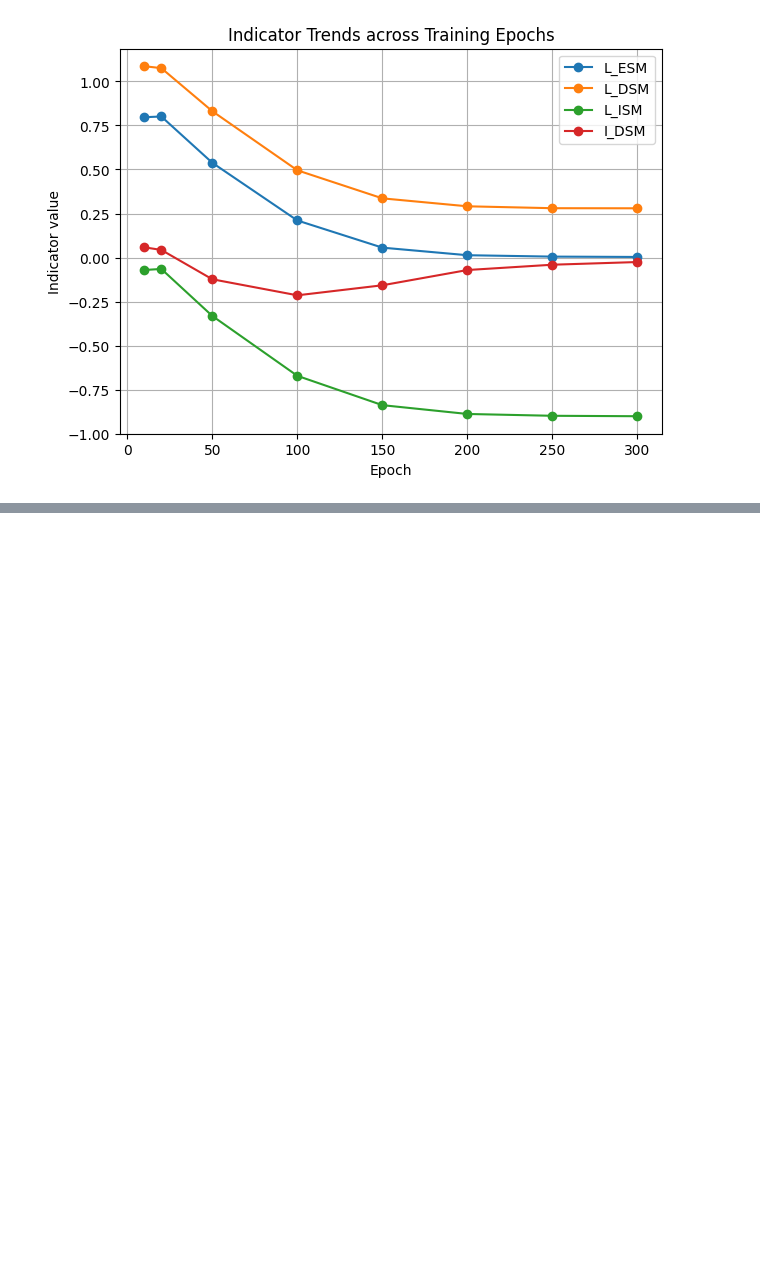
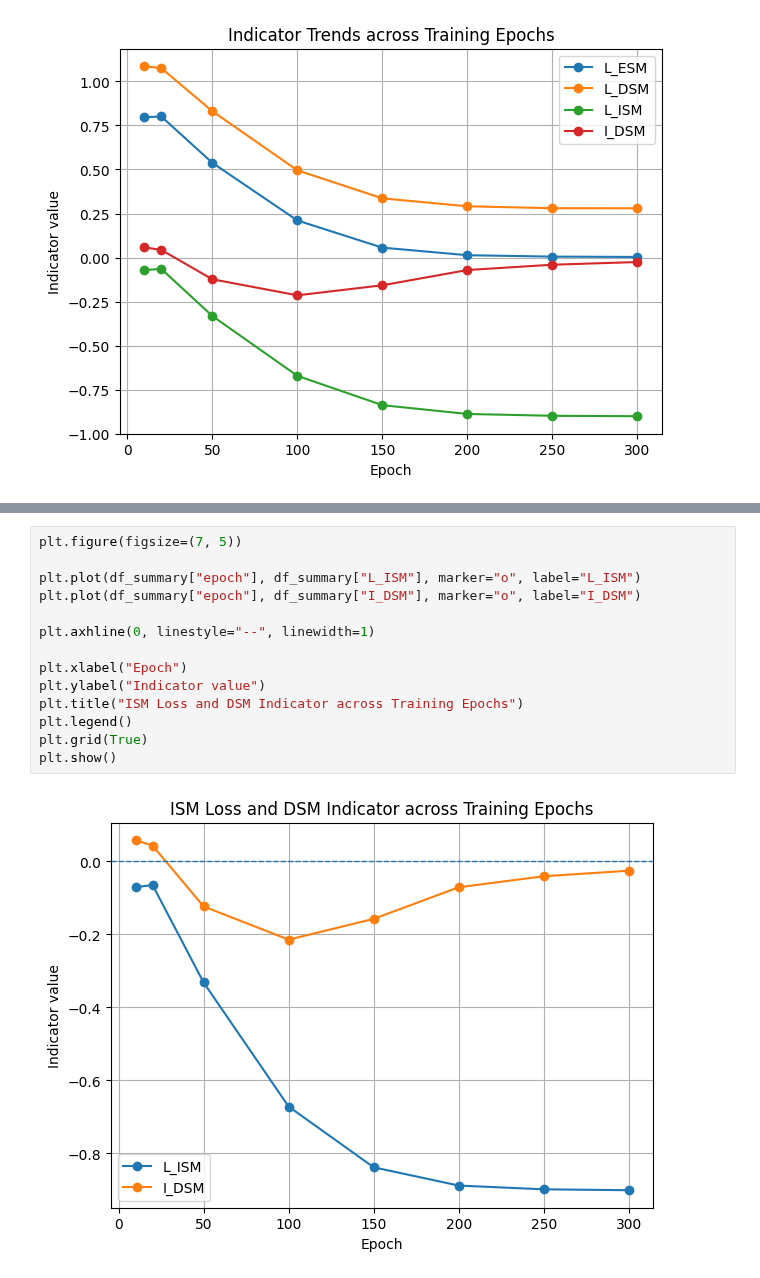
Before and after one commit to XuanWeiWang-999/2025Autumn_ML-project-DiffusionModel_02, a Jupyter notebook: 20260616_code/1D-OU_diffEpochs.ipynb, the cells around one changed output, grey strips where cells are left out. Saved outputs shown, nothing was run; the diff lists cells and outputs as text; blank space fills up the shorter version.

```diff
--- a/20260616_code/1D-OU_diffEpochs.ipynb
+++ b/20260616_code/1D-OU_diffEpochs.ipynb
@@ -676,0 +693,16 @@ plt.show()
+# %%
+plt.figure(figsize=(7, 5))
+
+plt.plot(df_summary["epoch"], df_summary["L_ISM"], marker="o", label="L_ISM")
+plt.plot(df_summary["epoch"], df_summary["I_DSM"], marker="o", label="I_DSM")
+
+plt.axhline(0, linestyle="--", linewidth=1)
+
+plt.xlabel("Epoch")
+plt.ylabel("Indicator value")
+plt.title("ISM Loss and DSM Indicator across Training Epochs")
+plt.legend()
+plt.grid(True)
+plt.show()
+# %% [output]
+[figure, added]
```
Also changed, not shown: parts of 3 cells of this notebook.
